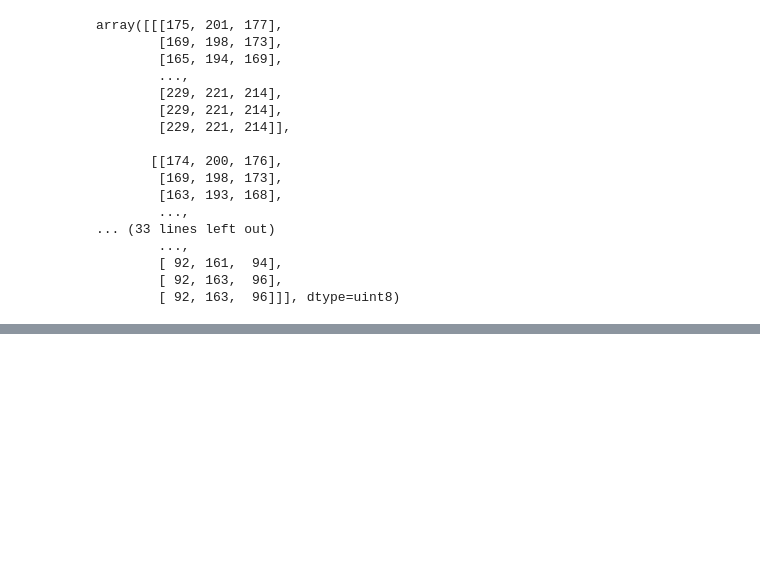
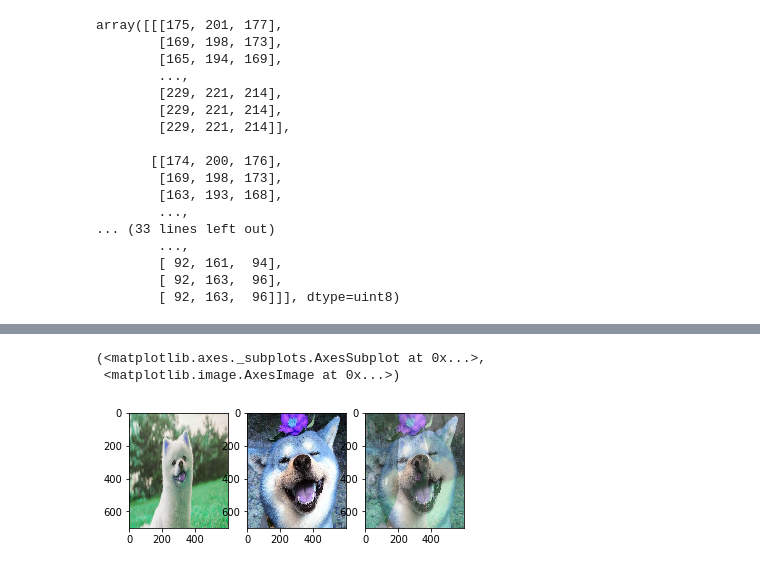
Before and after one commit to Shannon33/Learning_route, a Jupyter notebook: opencv_study_notes/图像基本操作/图像处理基础操作.ipynb, the cells around one changed output, grey strips where cells are left out. Cells and saved outputs as stored; diff of their text form; code cells hidden in the pictures; blank space fills up the shorter version.

```diff
--- a/opencv_study_notes/图像基本操作/图像处理基础操作.ipynb
+++ b/opencv_study_notes/图像基本操作/图像处理基础操作.ipynb
@@ -35,0 +206,9 @@ cv2.destroyAllWindows()
+# %%
+res = cv2.addWeighted(img_1,0.4,img_2,0.6,0)
+plt.subplot(131),plt.imshow(img_1)
+plt.subplot(132),plt.imshow(img_2)
+plt.subplot(133),plt.imshow(res)
+# %% [output]
+(<matplotlib.axes._subplots.AxesSubplot at 0x...>,
+ <matplotlib.image.AxesImage at 0x...>)
+[figure, added]
```
Also changed, not shown: parts of 42 cells of this notebook.
